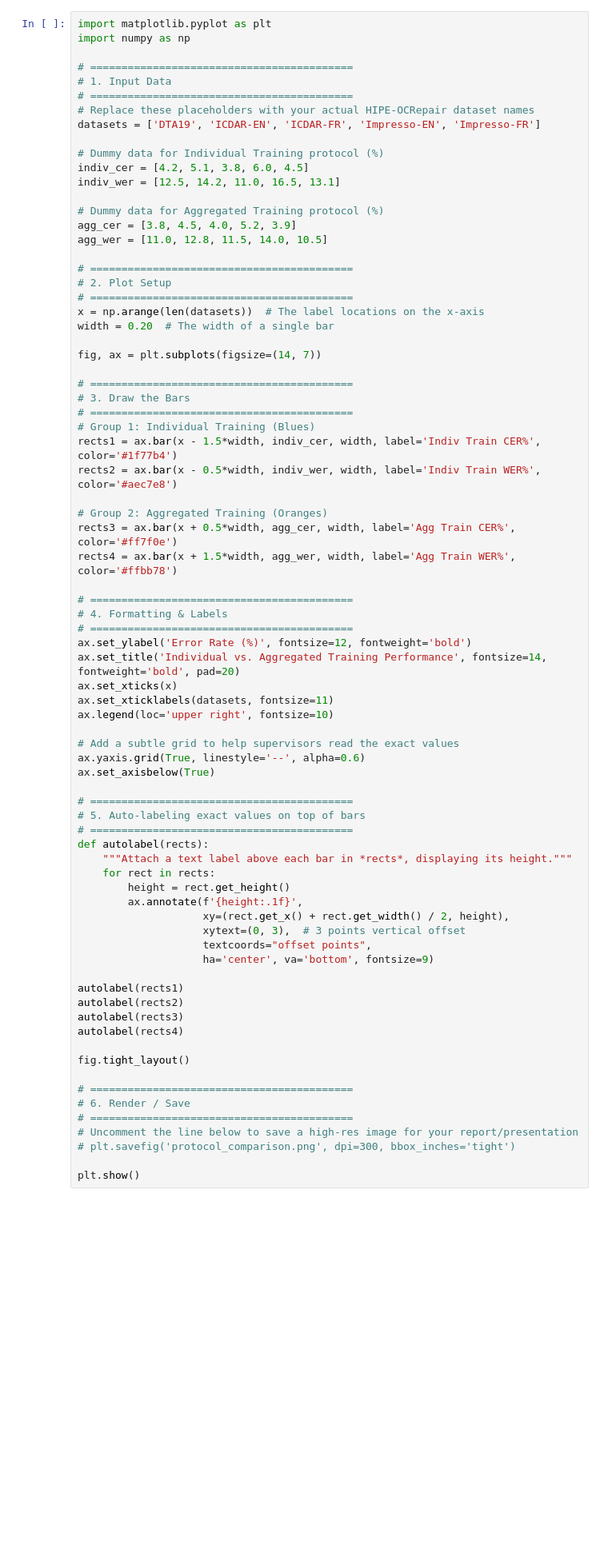
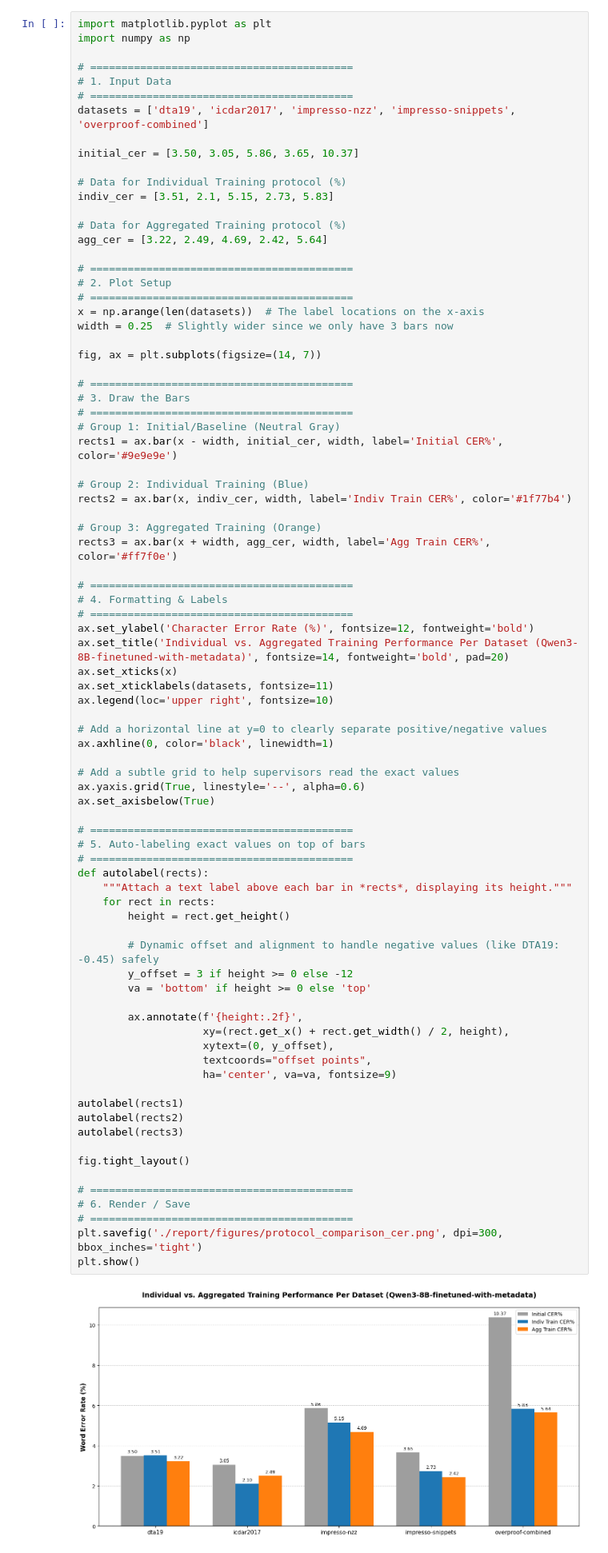
Before and after one commit to tmdeptrai/hipe-ocrepair-llm, a Jupyter notebook: notebook.ipynb, the cells around one changed output. Shown at 80% size. Drawn from its saved outputs; the diff is of its cells as text; blank space fills up the shorter version.

Commit message:
added some figures

```diff
--- a/notebook.ipynb
+++ b/notebook.ipynb
@@ -117,73 +117,80 @@ import numpy as np
 # ==========================================
 # 1. Input Data
 # ==========================================
-# Replace these placeholders with your actual HIPE-OCRepair dataset names
-datasets = ['DTA19', 'ICDAR-EN', 'ICDAR-FR', 'Impresso-EN', 'Impresso-FR']
+datasets = ['dta19', 'icdar2017', 'impresso-nzz', 'impresso-snippets', 'overproof-combined']
 
-# Dummy data for Individual Training protocol (%)
-indiv_cer = [4.2, 5.1, 3.8, 6.0, 4.5]
-indiv_wer = [12.5, 14.2, 11.0, 16.5, 13.1]
+initial_cer = [3.50, 3.05, 5.86, 3.65, 10.37]
 
-# Dummy data for Aggregated Training protocol (%)
-agg_cer = [3.8, 4.5, 4.0, 5.2, 3.9]
-agg_wer = [11.0, 12.8, 11.5, 14.0, 10.5]
+# Data for Individual Training protocol (%)
+indiv_cer = [3.51, 2.1, 5.15, 2.73, 5.83]
+
+# Data for Aggregated Training protocol (%)
+agg_cer = [3.22, 2.49, 4.69, 2.42, 5.64]
 
 # ==========================================
 # 2. Plot Setup
 # ==========================================
 x = np.arange(len(datasets))  # The label locations on the x-axis
-width = 0.20  # The width of a single bar
+width = 0.25  # Slightly wider since we only have 3 bars now
 
 fig, ax = plt.subplots(figsize=(14, 7))
 
 # ==========================================
 # 3. Draw the Bars
 # ==========================================
-# Group 1: Individual Training (Blues)
-rects1 = ax.bar(x - 1.5*width, indiv_cer, width, label='Indiv Train CER%', color='#1f77b4')
-rects2 = ax.bar(x - 0.5*width, indiv_wer, width, label='Indiv Train WER%', color='#aec7e8')
+# Group 1: Initial/Baseline (Neutral Gray)
+rects1 = ax.bar(x - width, initial_cer, width, label='Initial CER%', color='#9e9e9e')
 
-# Group 2: Aggregated Training (Oranges)
-rects3 = ax.bar(x + 0.5*width, agg_cer, width, label='Agg Train CER%', color='#ff7f0e')
-rects4 = ax.bar(x + 1.5*width, agg_wer, width, label='Agg Train WER%', color='#ffbb78')
+# Group 2: Individual Training (Blue)
+rects2 = ax.bar(x, indiv_cer, width, label='Indiv Train CER%', color='#1f77b4')
+
+# Group 3: Aggregated Training (Orange)
+rects3 = ax.bar(x + width, agg_cer, width, label='Agg Train CER%', color='#ff7f0e')
 
 # ==========================================
 # 4. Formatting & Labels
 # ==========================================
-ax.set_ylabel('Error Rate (%)', fontsize=12, fontweight='bold')
-ax.set_title('Individual vs. Aggregated Training Performance', fontsize=14, fontweight='bold', pad=20)
+ax.set_ylabel('Character Error Rate (%)', fontsize=12, fontweight='bold')
+ax.set_title('Individual vs. Aggregated Training Performance Per Dataset (Qwen3-8B-finetuned-with-metadata)', fontsize=14, fontweight='bold', pad=20)
 ax.set_xticks(x)
 ax.set_xticklabels(datasets, fontsize=11)
 ax.legend(loc='upper right', fontsize=10)
+
+# Add a horizontal line at y=0 to clearly separate positive/negative values
+ax.axhline(0, color='black', linewidth=1)
 
 # Add a subtle grid to help supervisors read the exact values
 ax.yaxis.grid(True, linestyle='--', alpha=0.6)
 ax.set_axisbelow(True)
 
 # ==========================================
 # 5. Auto-labeling exact values on top of bars
 # ==========================================
 def autolabel(rects):
     """Attach a text label above each bar in *rects*, displaying its height."""
     for rect in rects:
         height = rect.get_height()
-        ax.annotate(f'{height:.1f}',
+
+        # Dynamic offset and alignment to handle negative values (like DTA19: -0.45) safely
+        y_offset = 3 if height >= 0 else -12
+        va = 'bottom' if height >= 0 else 'top'
+
+        ax.annotate(f'{height:.2f}',
                     xy=(rect.get_x() + rect.get_width() / 2, height),
-                    xytext=(0, 3),  # 3 points vertical offset
+                    xytext=(0, y_offset),
                     textcoords="offset points",
-                    ha='center', va='bottom', fontsize=9)
+                    ha='center', va=va, fontsize=9)
 
 autolabel(rects1)
 autolabel(rects2)
 autolabel(rects3)
-autolabel(rects4)
 
 fig.tight_layout()
 
 # ==========================================
 # 6. Render / Save
 # ==========================================
-# Uncomment the line below to save a high-res image for your report/presentation
-# plt.savefig('protocol_comparison.png', dpi=300, bbox_inches='tight')
-
+plt.savefig('./report/figures/protocol_comparison_cer.png', dpi=300, bbox_inches='tight')
 plt.show()
+# %% [output]
+[figure, added]
```
Also changed, not shown: parts of 2 cells of this notebook, 15 other files.
